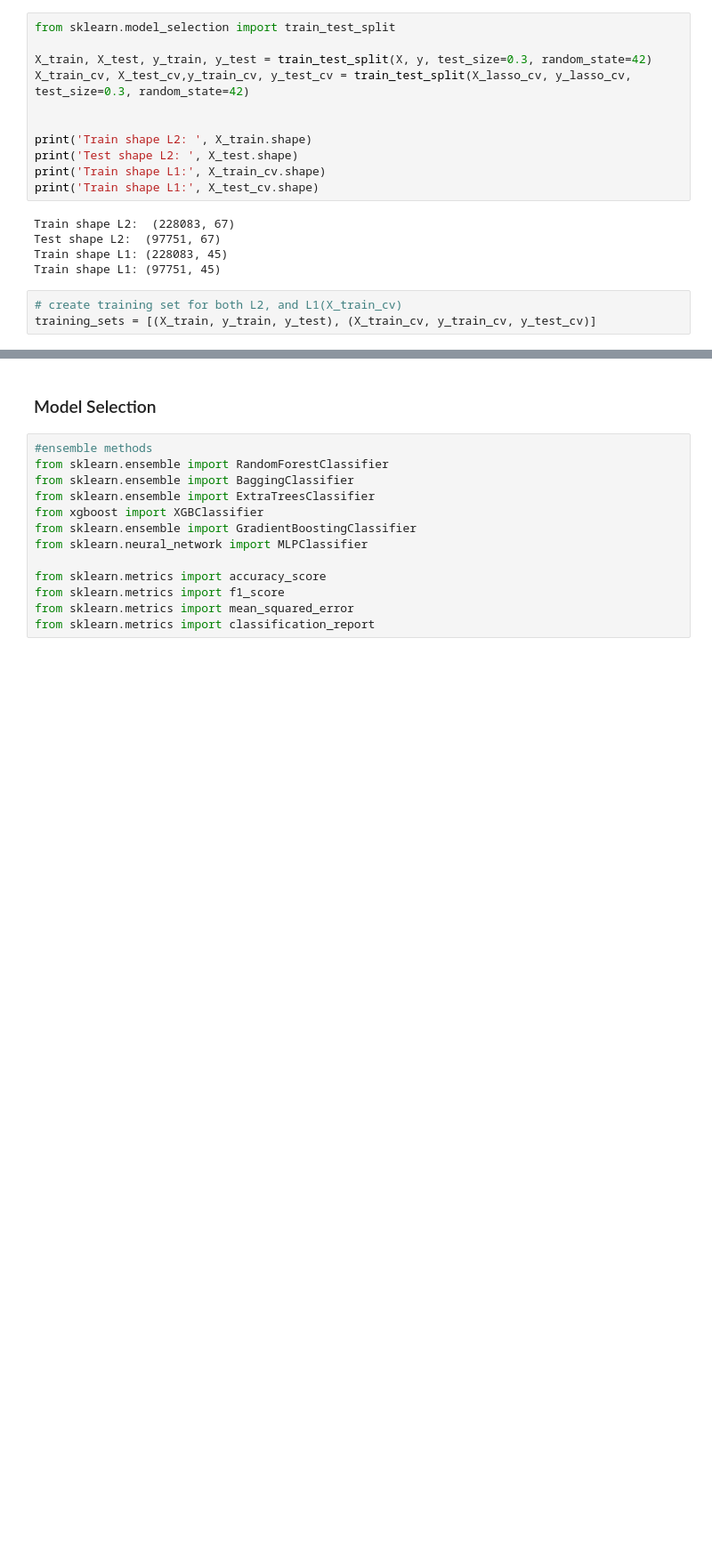
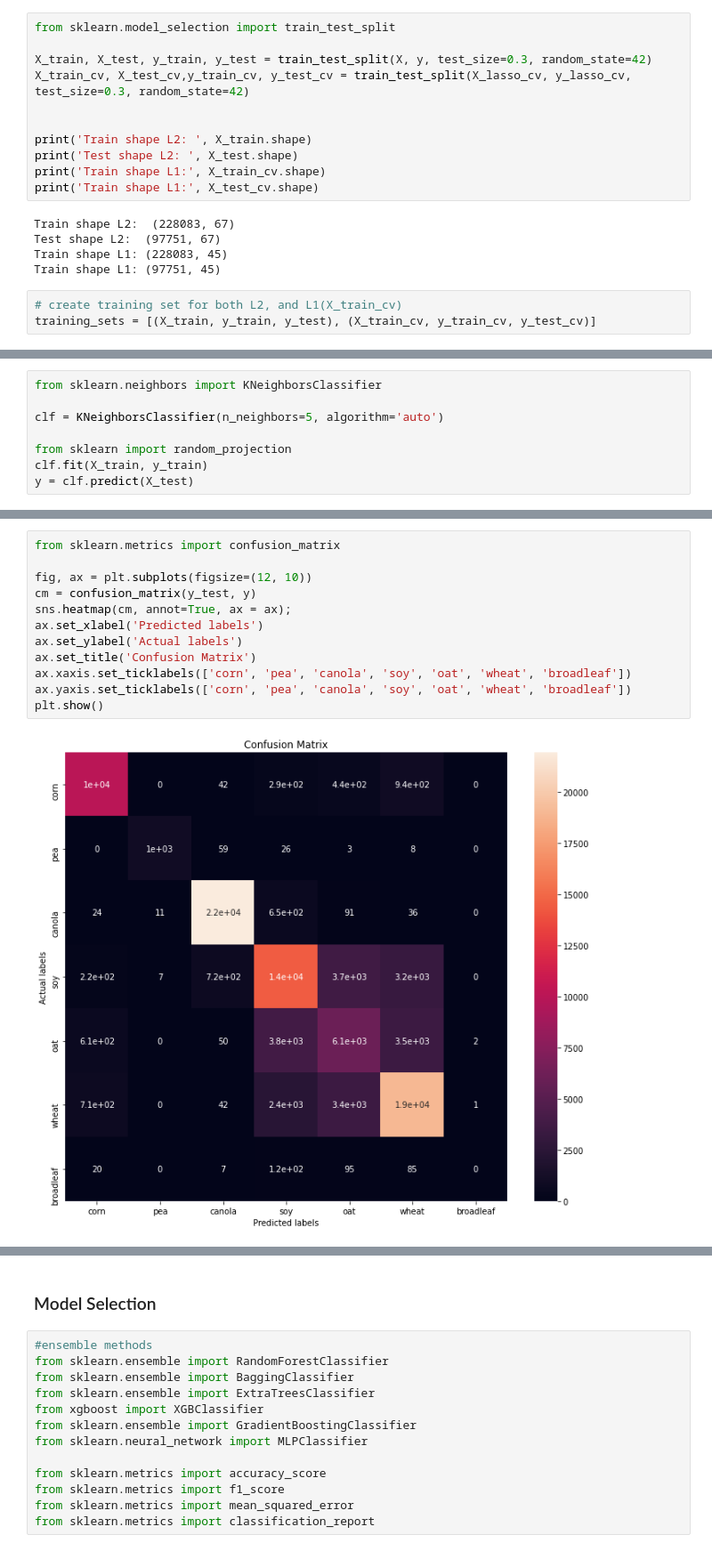
Before and after one commit to kavyashree088/Classification-in-Cropland-Mapping, a Jupyter notebook: CMPE255_CropMapping.ipynb, the cells around one changed output, grey strips where cells are left out. Shown at 89% size. Drawn from its saved outputs; the diff is of its cells as text; blank space fills up the shorter version.

```diff
--- a/CMPE255_CropMapping.ipynb
+++ b/CMPE255_CropMapping.ipynb
@@ -232,0 +243,8 @@ training_sets = [(X_train, y_train, y_test), (X_train_cv, y_train_cv, y_test_cv)
+# %%
+from sklearn.neighbors import KNeighborsClassifier
+
+clf = KNeighborsClassifier(n_neighbors=5, algorithm='auto')
+
+from sklearn import random_projection
+clf.fit(X_train, y_train)
+y = clf.predict(X_test)
@@ -232,0 +281,14 @@ training_sets = [(X_train, y_train, y_test), (X_train_cv, y_train_cv, y_test_cv)
+# %%
+from sklearn.metrics import confusion_matrix
+
+fig, ax = plt.subplots(figsize=(12, 10))
+cm = confusion_matrix(y_test, y)
+sns.heatmap(cm, annot=True, ax = ax);
+ax.set_xlabel('Predicted labels')
+ax.set_ylabel('Actual labels')
+ax.set_title('Confusion Matrix')
+ax.xaxis.set_ticklabels(['corn', 'pea', 'canola', 'soy', 'oat', 'wheat', 'broadleaf'])
+ax.yaxis.set_ticklabels(['corn', 'pea', 'canola', 'soy', 'oat', 'wheat', 'broadleaf'])
+plt.show()
+# %% [output]
+[figure, added]
```
Also changed, not shown: parts of 13 cells of this notebook.
